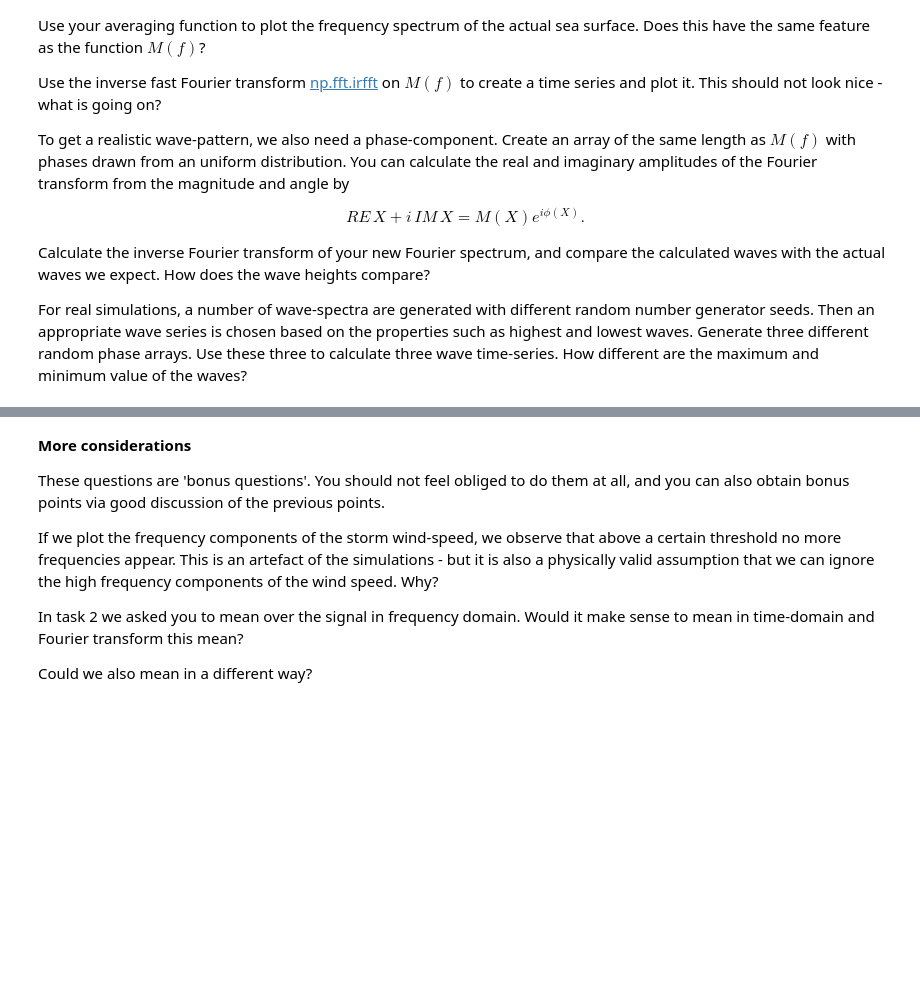
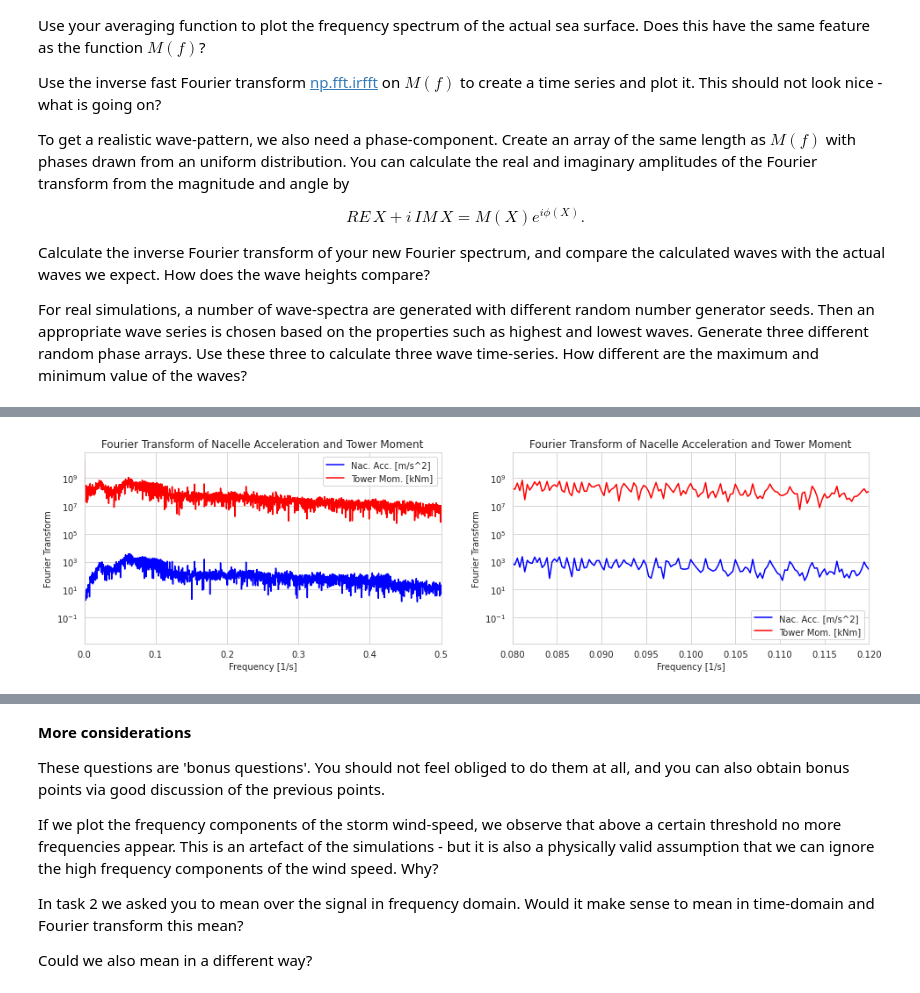
Before and after one commit to smilex555/phys718-hwp, a Jupyter notebook: project3/Project_3_physics718_wind_2_students.ipynb, the cells around one changed output, grey strips where cells are left out. Drawn from its saved outputs; the diff is of its cells as text; code cells hidden in the pictures; blank space fills up the shorter version.

```diff
--- a/project3/Project_3_physics718_wind_2_students.ipynb
+++ b/project3/Project_3_physics718_wind_2_students.ipynb
@@ -159,0 +246,24 @@ Generate three different random phase arrays. Use these three to calculate three
+# %%
+fig, ax = plt.subplots(1, 2, figsize = (16, 4))
+
+ax[0].plot(DFTfreq, np.abs(nacAccDFT), color = 'blue', label = 'Nac. Acc. [m/s^2]')
+ax[0].plot(DFTfreq, np.abs(towerMomDFT), color = 'red', label = 'Tower Mom. [kNm]')
+ax[0].set_title('Fourier Transform of Nacelle Acceleration and Tower Moment')
+ax[0].set_xlim(0., 0.5)
+ax[0].set_yscale('log')
+ax[0].set_xlabel('Frequency [1/s]')
+ax[0].set_ylabel('Fourier Transform')
+ax[0].legend(loc = 'upper right')
+
+ax[1].plot(DFTfreq, np.abs(nacAccDFT), color = 'blue', label = 'Nac. Acc. [m/s^2]')
+ax[1].plot(DFTfreq, np.abs(towerMomDFT), color = 'red', label = 'Tower Mom. [kNm]')
+ax[1].set_title('Fourier Transform of Nacelle Acceleration and Tower Moment')
+ax[1].set_xlim(0.08, 0.12)
+ax[1].set_yscale('log')
+ax[1].set_xlabel('Frequency [1/s]')
+ax[1].set_ylabel('Fourier Transform')
+ax[1].legend(loc = 'lower right')
+
+fig.show()
+# %% [output]
+[figure, added]
```
Also changed, not shown: parts of 17 cells of this notebook.
